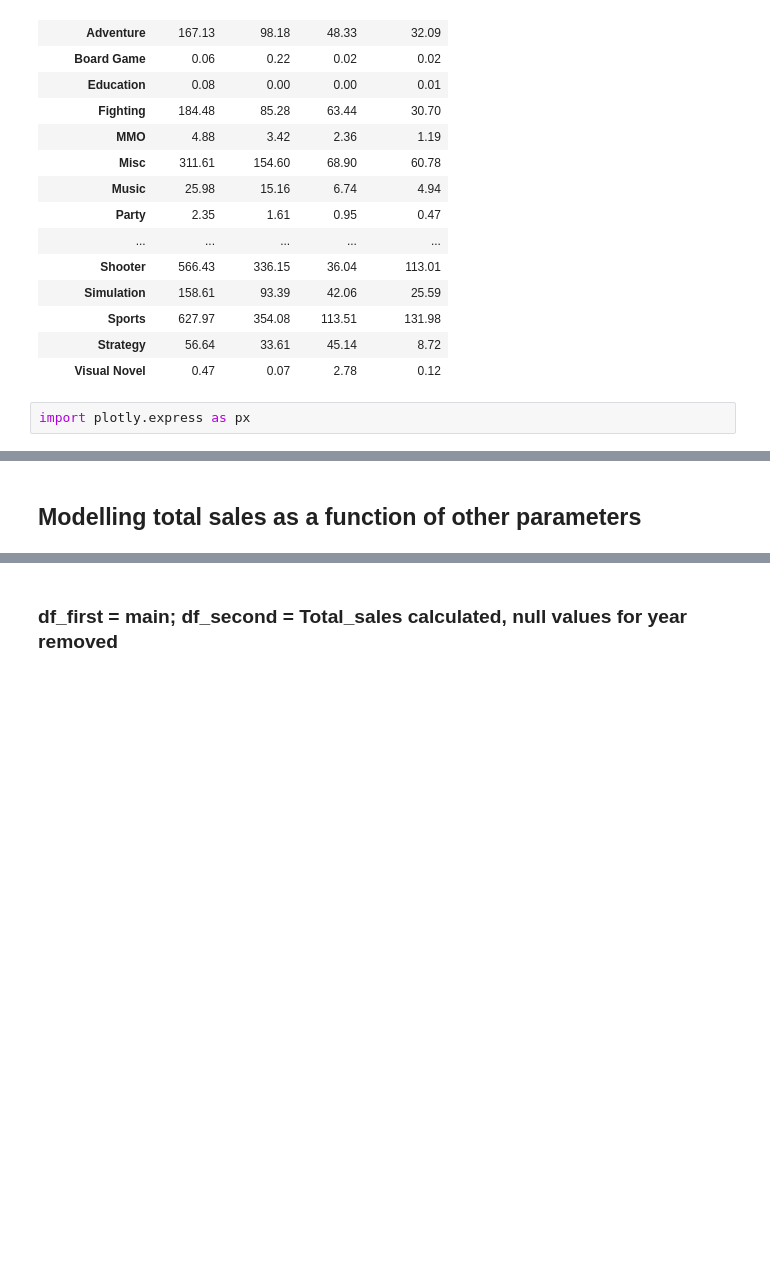
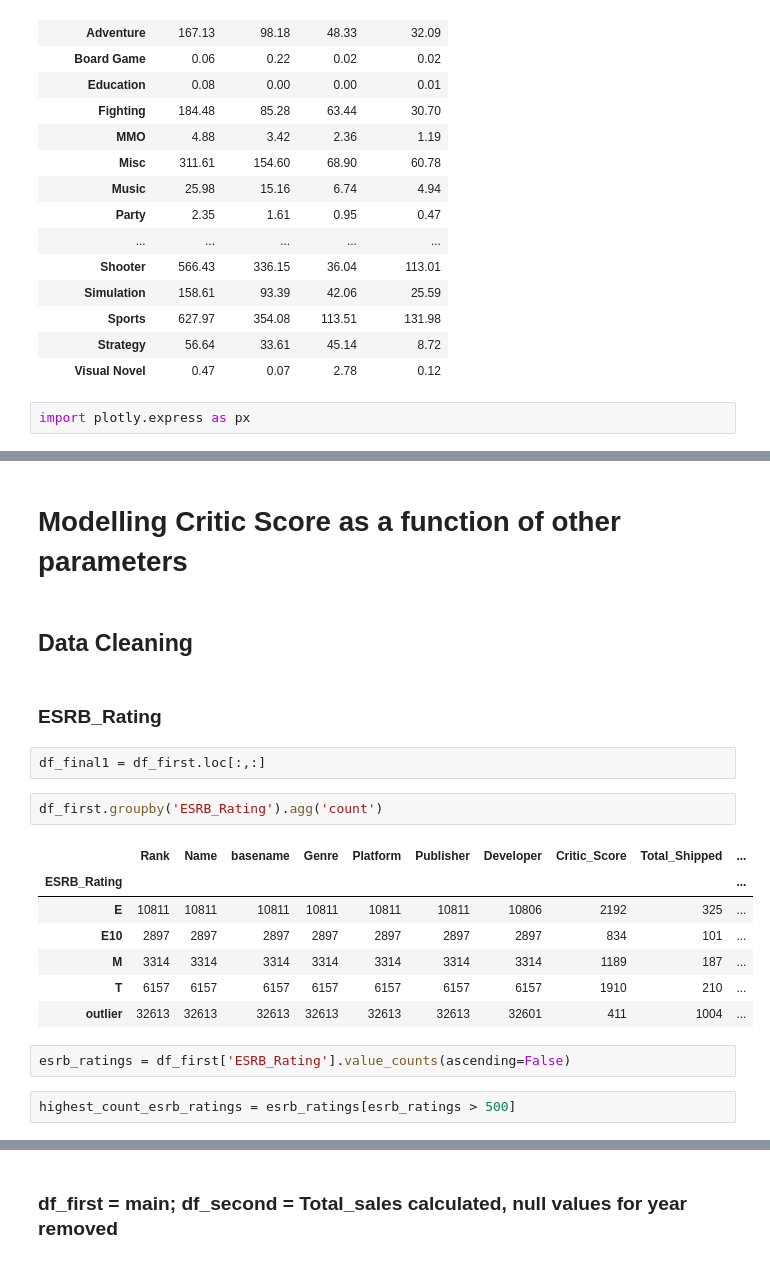
Before and after one commit to datares/gamestop, a Jupyter notebook: Analysis/videogames_prelimanalysis.ipynb, the cells around one changed output, grey strips where cells are left out. Cells and saved outputs as stored; diff of their text form; blank space fills up the shorter version.

```diff
--- a/Analysis/videogames_prelimanalysis.ipynb
+++ b/Analysis/videogames_prelimanalysis.ipynb
@@ -261,2 +272,22 @@ fig.show()
 # %% [markdown]
-## Modelling total sales as a function of other parameters
+# Modelling Critic Score as a function of other parameters
+# %% [markdown]
+## Data Cleaning
+# %% [markdown]
+### ESRB_Rating
+# %%
+df_final1 = df_first.loc[:,:]
+# %%
+df_first.groupby('ESRB_Rating').agg('count')
+# %% [output]
+|  | Rank | Name | basename | Genre | Platform | Publisher | Developer | Critic_Score | Total_Shipped | ... |
+| ESRB_Rating |  |  |  |  |  |  |  |  |  | ... |
+| E | 10811 | 10811 | 10811 | 10811 | 10811 | 10811 | 10806 | 2192 | 325 | ... |
+| E10 | 2897 | 2897 | 2897 | 2897 | 2897 | 2897 | 2897 | 834 | 101 | ... |
+| M | 3314 | 3314 | 3314 | 3314 | 3314 | 3314 | 3314 | 1189 | 187 | ... |
+| T | 6157 | 6157 | 6157 | 6157 | 6157 | 6157 | 6157 | 1910 | 210 | ... |
+| outlier | 32613 | 32613 | 32613 | 32613 | 32613 | 32613 | 32601 | 411 | 1004 | ... |
+# %%
+esrb_ratings = df_first['ESRB_Rating'].value_counts(ascending=False)
+# %%
+highest_count_esrb_ratings = esrb_ratings[esrb_ratings > 500]
```
Also changed, not shown: parts of 63 cells of this notebook.
